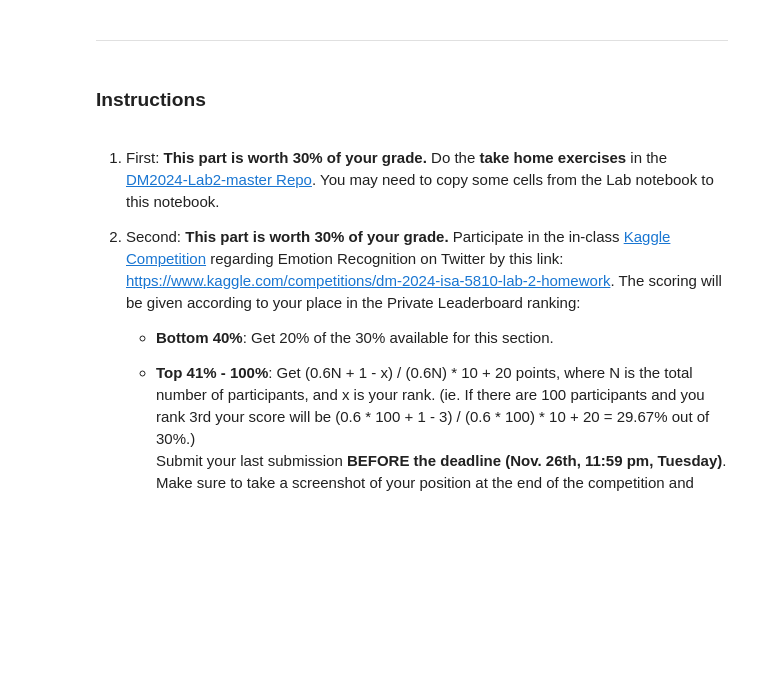
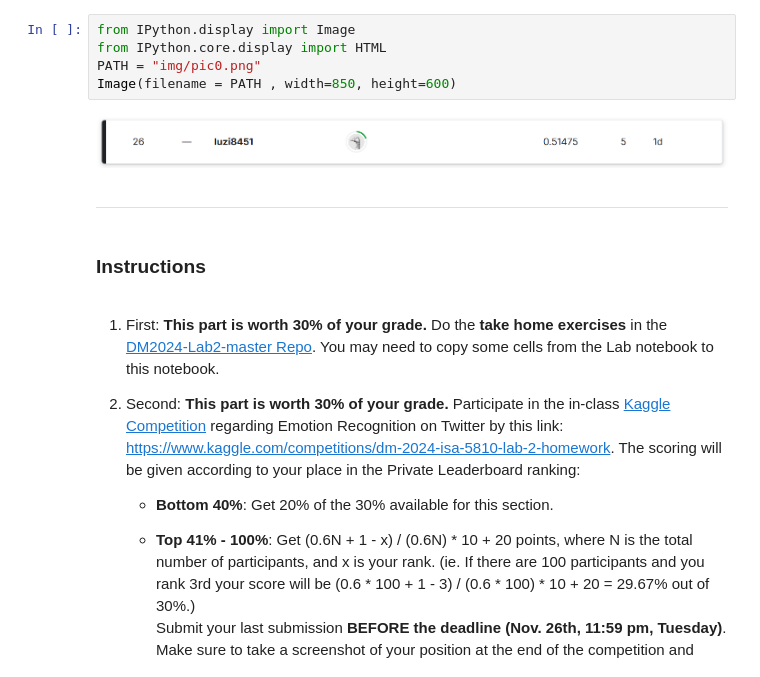
Before and after one commit to luzi2023/DM2024-Lab2-Homework, a Jupyter notebook: DM2024-Lab2-Homework.ipynb, the cells around one changed output. Saved outputs shown, nothing was run; the diff lists cells and outputs as text; blank space fills up the shorter version.

```diff
--- a/DM2024-Lab2-Homework.ipynb
+++ b/DM2024-Lab2-Homework.ipynb
@@ -12,3 +12,10 @@ Kaggle private scoreboard snapshot:
+# %%
+from IPython.display import Image
+from IPython.core.display import HTML
+PATH = "img/pic0.png"
+Image(filename = PATH , width=850, height=600)
+# %% [output]
+[figure, added]
 # %% [markdown]
 ---
 # %% [markdown]
```
Also changed, not shown: parts of 38 cells of this notebook.
